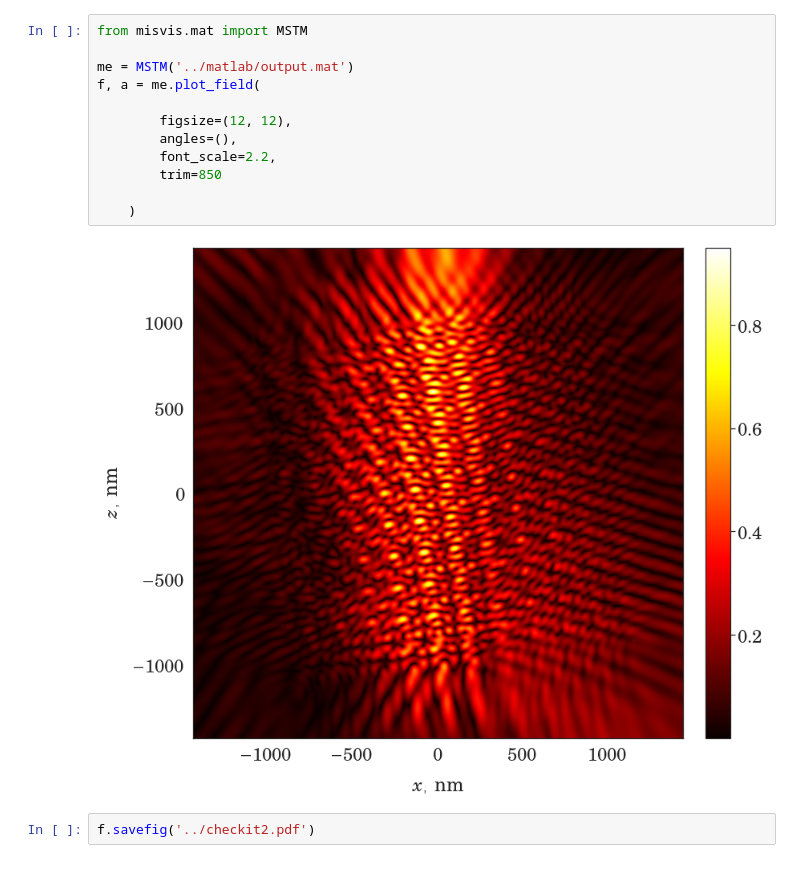
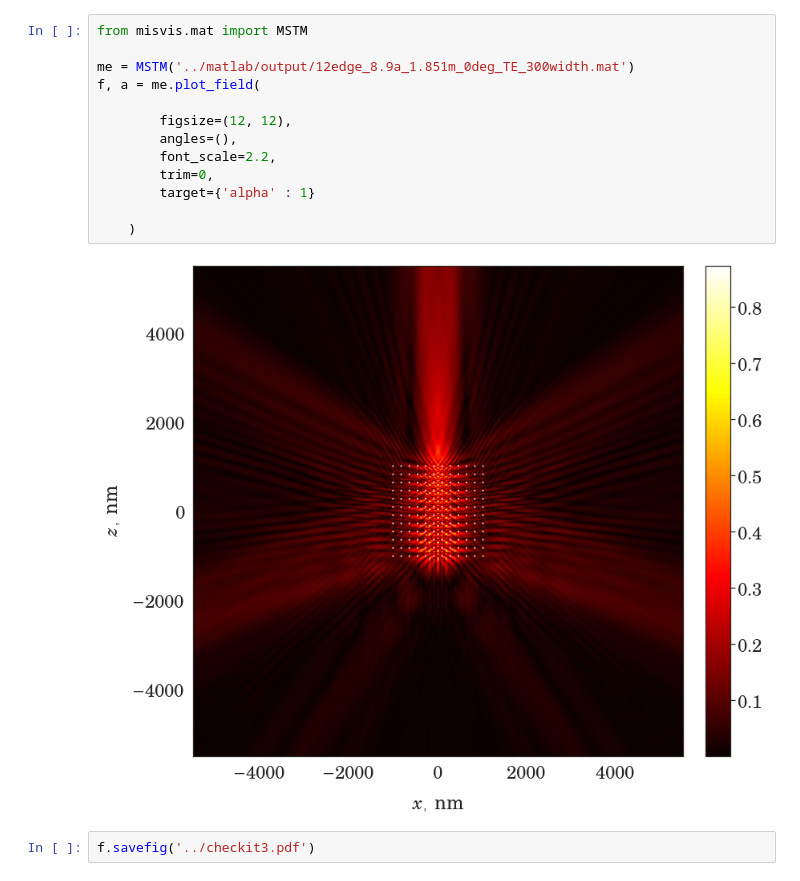
Before and after one commit to Misery7100-Magistracy/Angular-dispersion-boost, a Jupyter notebook: python/base_model.ipynb, the cells around one changed output. Saved outputs shown, nothing was run; the diff lists cells and outputs as text.

Commit message:
misvis/mat target plotting changed; mstm script edited

```diff
--- a/python/base_model.ipynb
+++ b/python/base_model.ipynb
@@ -1,16 +1,17 @@
 # %%
 from misvis.mat import MSTM
 
-me = MSTM('../matlab/output.mat')
+me = MSTM('../matlab/output/12edge_8.9a_1.851m_0deg_TE_300width.mat')
 f, a = me.plot_field(
 
         figsize=(12, 12),
         angles=(),
         font_scale=2.2,
-        trim=850
+        trim=0,
+        target={'alpha' : 1}
 
     )
 # %% [output]
-[figure, old version]
+[figure, new version]
 # %%
-f.savefig('../checkit2.pdf')
+f.savefig('../checkit3.pdf')
```
Also changed, not shown: 5 other files.
